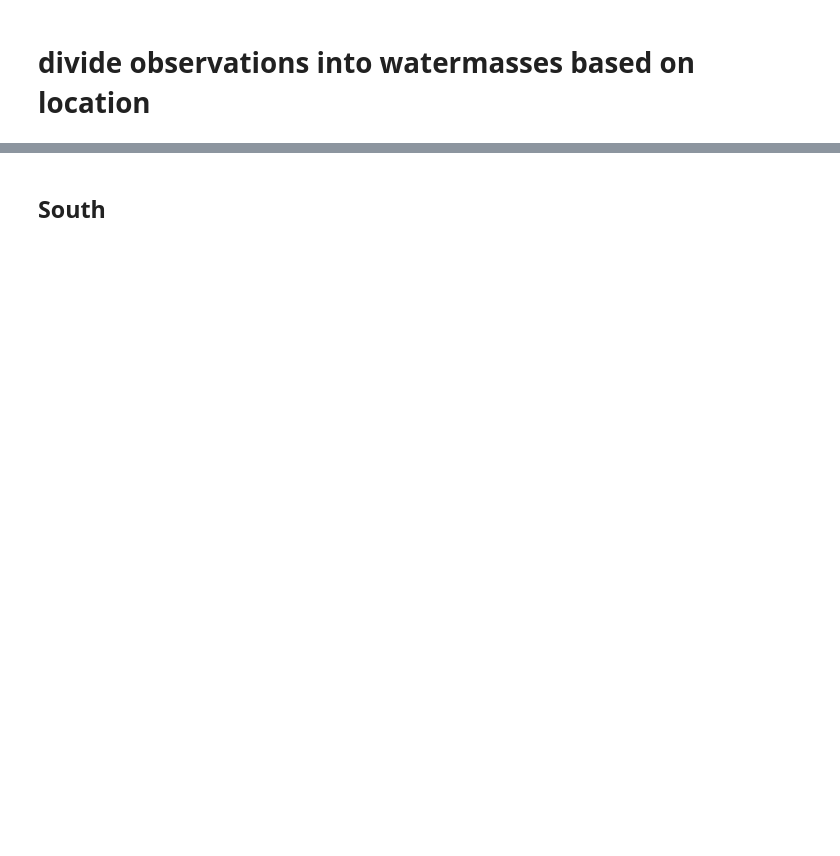
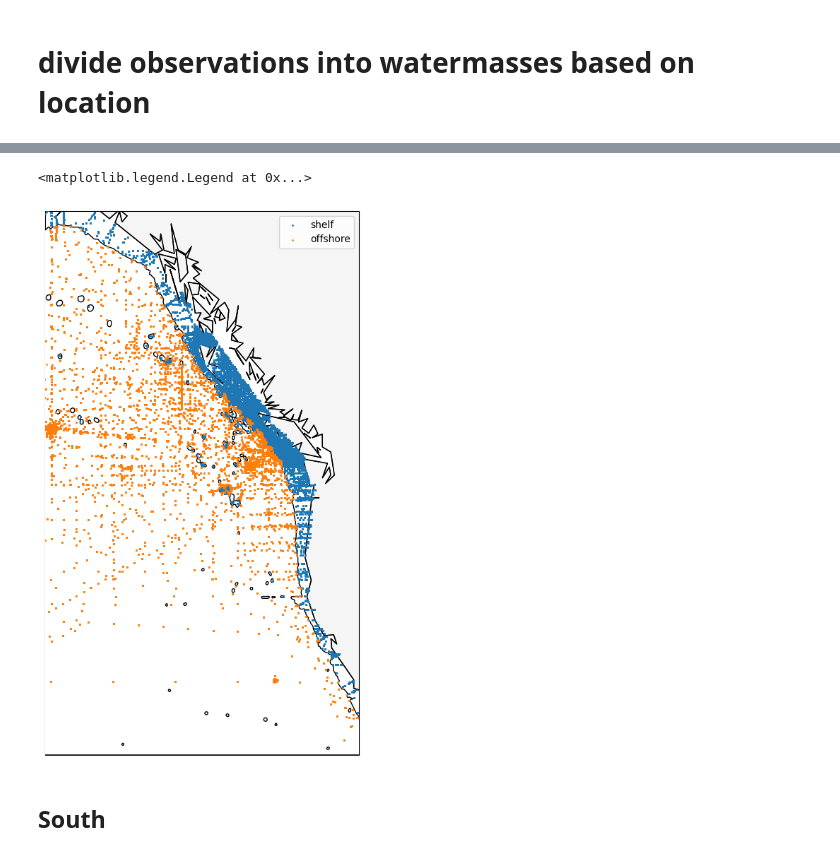
Before and after one commit to UBC-MOAD/analysis-becca, a Jupyter notebook: LiveOcean/tracers/wm_obs.ipynb, the cells around one changed output, grey strips where cells are left out. Cells and saved outputs as stored; diff of their text form; code cells hidden in the pictures; blank space fills up the shorter version.

```diff
--- a/LiveOcean/tracers/wm_obs.ipynb
+++ b/LiveOcean/tracers/wm_obs.ipynb
@@ -58,3 +89,42 @@ ax.plot([-126.1,-124.1],[47.3,47.3])
+# %%
+# Load the bathymetry shapefile
+bathymetry = gpd.read_file("./ne_10m_bathymetry_I_2000.shp")
+
+# Filter for the 2000 m contour polygons
+contour_2000m = bathymetry[bathymetry['depth'] == 2000]
+# %%
+contour_2000m = contour_2000m.set_crs('EPSG:4326')
+
+# Now, ensure both GeoDataFrames are in the same CRS
+obs_gdf = obs_gdf.to_crs(contour_2000m.crs)  # Make sure your observations match the bathymetry CRS
+
+# Perform the spatial join or classification as before
+obs_gdf['is_shelf'] = obs_gdf.within(contour_2000m.unary_union)
+# %%
+# Apply classification based on the result of spatial join
+obs_gdf['location_type'] = obs_gdf['is_shelf'].apply(lambda x: 'offshore' if x else 'shelf')
+# %%
+xlim, ylim = [-145.5, -120.2], [30, 60]
+
+fig, ax = plt.subplots(1,1, figsize=(8, 10), subplot_kw={'projection': crs.Mercator(np.mean(xlim), *ylim)})
+
+# Make plot area
+ax.set_extent(xlim + ylim)
+
+# Draw coastline
+ax.add_feature(feature.GSHHSFeature('auto', facecolor='whitesmoke', zorder=2))
+ax.add_feature(feature.GSHHSFeature('auto', edgecolor='k', zorder=4))
+
+# and bathymetry..?
+ax.add_feature(feature.NaturalEarthFeature(name='bathymetry_I_2000', scale='10m', category='physical',facecolor='white', edgecolor='k',zorder=4))
+
+# points
+ax.scatter(obs_gdf['longitude (degrees_east)'][obs_gdf.location_type == 'shelf'],obs_gdf['latitude (degrees_north)'][obs_gdf.location_type == 'shelf'], transform=crs.PlateCarree(),s=1,zorder=5,label='shelf')
+ax.scatter(obs_gdf['longitude (degrees_east)'][obs_gdf.location_type == 'offshore'],obs_gdf['latitude (degrees_north)'][obs_gdf.location_type == 'offshore'], transform=crs.PlateCarree(),s=1,zorder=5,label='offshore')
+ax.legend()
+# %% [output]
+<matplotlib.legend.Legend at 0x...>
+[figure, added]
 # %%
 # code for separating observations into groups based on location and depth
 def region(lat,lon,salinity,d):
```
Also changed, not shown: parts of 20 cells of this notebook, 2 other files.
